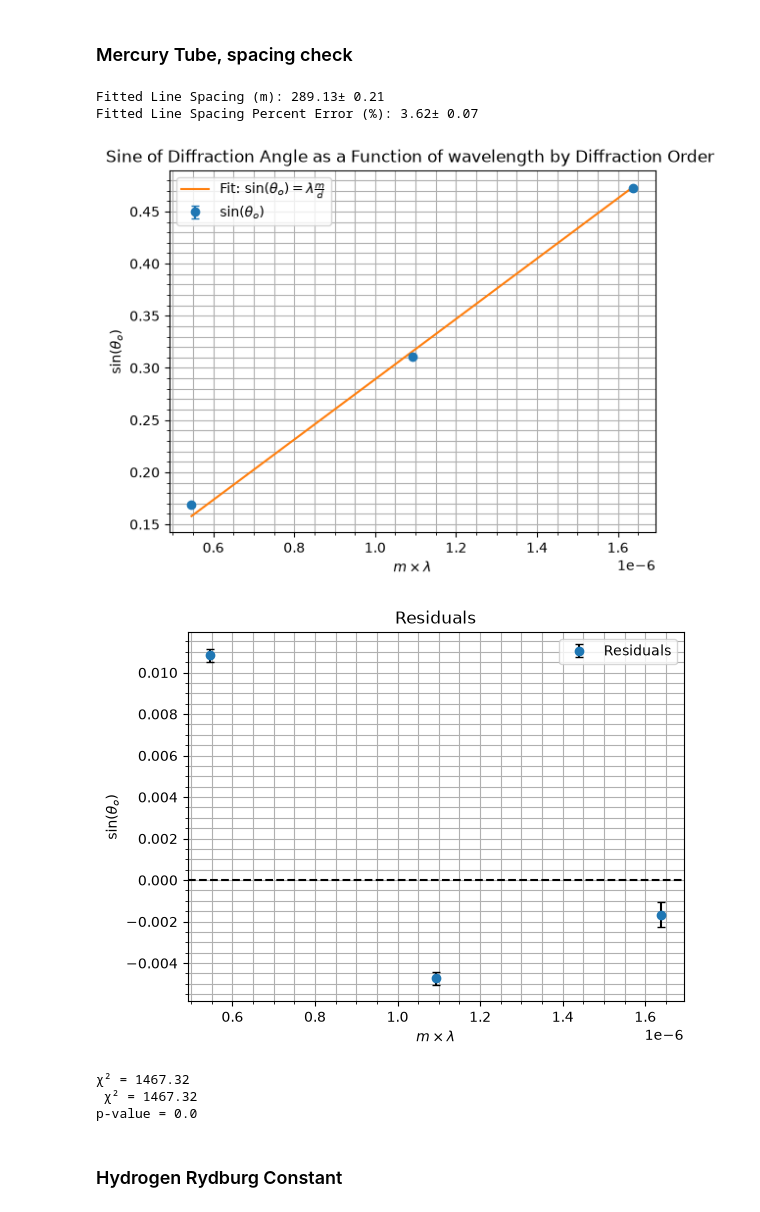
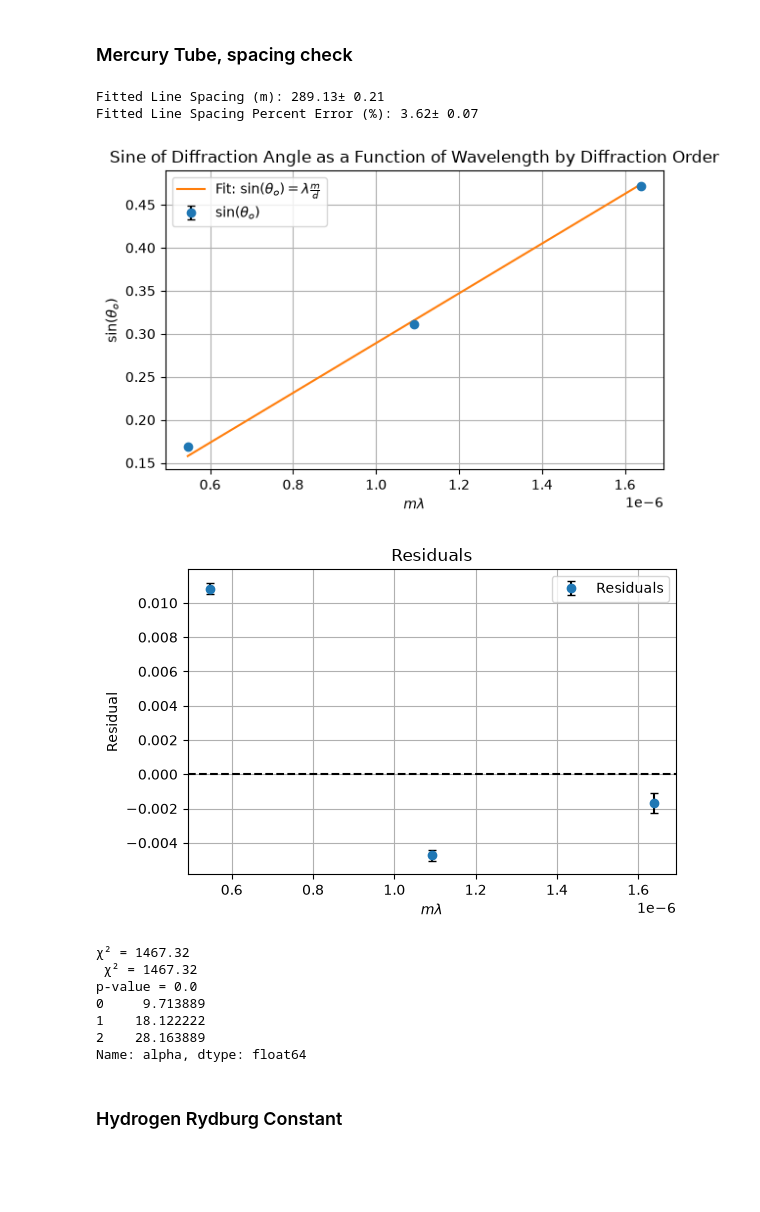
Before and after one commit to cawjense/Phys-133, a Jupyter notebook: Speclab/spec.ipynb, the cells around one changed output. Cells and saved outputs as stored; diff of their text form; code cells hidden in the pictures; blank space fills up the shorter version.

```diff
--- a/Speclab/spec.ipynb
+++ b/Speclab/spec.ipynb
@@ -133,8 +130,8 @@ quick_plot(func, x, y, yerr=sigma)
 
 
 
-df = pd.read_csv(r'/Users/cadenjensen/Desktop/Phys 133/Speclab/data_new_Hg/mainmerc.csv')
-df0 = pd.read_csv(r'/Users/cadenjensen/Desktop/Phys 133/Speclab/data_new_Hg/mainzeromerc.csv')
+df = pd.read_csv(r'/home/cadenj/Desktop/Phys-133/Speclab/data_new_Hg/mainmerc.csv')
+df0 = pd.read_csv(r'/home/cadenj/Desktop/Phys-133/Speclab/data_new_Hg/mainzeromerc.csv')
 
 
 m = df.iloc[:,0]
@@ -161,55 +158,67 @@ spacerr = perr[0]/(d**2 * 1e3)
 print("Fitted Line Spacing (m):",f"{space:.2f}" "±", f"{spacerr:.2f}")
 
 percent = (np.abs(space - d_true)/d_true)*100
 percenterr = (spacerr/d_true)*100
 
 
 print("Fitted Line Spacing Percent Error (%):",f"{percent:.2f}" "±", f"{percenterr:.2f}")
 
-plt.errorbar(x, y, yerr=sigma, capsize=3, fmt='o', label=r'$\sin(\theta_o)$')
+fig, ax = plt.subplots(figsize=(6, 4))
 
+ax.errorbar(x, y, yerr=sigma, capsize=3, ecolor='black',
+            fmt='o', label=r'$\sin(\theta_o)$')
+ax.plot(x, y_fit, '-', label=r"Fit: $\sin(\theta_o)=\lambda\frac{m}{d}$")
 
-y_fit = func(x, d)
-plt.plot(x, y_fit, '-', label=r"Fit: $\sin(\theta_o)  = \lambda \frac{ m}{d}$")
+ax.set_xlabel(r"$m\lambda$")
+ax.set_ylabel(r"$\sin(\theta_o)$")
+ax.set_title("Sine of Diffraction Angle as a Function of Wavelength by Diffraction Order")
+ax.grid(True)
+ax.legend()
 
-plt.xlabel(r"$m \times \lambda$")
-plt.ylabel(r"$\sin(\theta_o)$")
-plt.minorticks_on()
-plt.grid(True, which='both')
-plt.title("Sine of Diffraction Angle as a Function of wavelength by Diffraction Order ")
-plt.legend()
+fig.tight_layout()
 plt.show()
 
 
 resid = y - y_fit
-plt.errorbar(x, resid, yerr=sigma, capsize=3,ecolor = 'black', fmt='o', label="Residuals")
-plt.axhline(y=0, color='black', linestyle='--')
-plt.minorticks_on()
-plt.grid(True, which='both')
-plt.xlabel(r"$m \times \lambda$")
-plt.ylabel(r"$\sin(\theta_o)$")
-plt.title("Residuals")
-plt.legend()
+fig, ax = plt.subplots(figsize=(6, 4))
+
+ax.errorbar(x, resid, yerr=sigma, capsize=3, ecolor='black',
+            fmt='o', label="Residuals")
+ax.axhline(0, color='black', linestyle='--')
+
+ax.set_xlabel(r"$m\lambda$")
+ax.set_ylabel("Residual")
+ax.set_title("Residuals")
+ax.grid(True)
+ax.legend()
+
+fig.tight_layout()
 plt.show()
 
 
 chi2 = np.sum((resid / sigma) ** 2)
 dof = len(x) - len(popt)
 chi2 = chi2
 
 print(f"χ² = {chi2:.2f}")
 print(f" χ² = {chi2:.2f}")
 
 p_val = stats.chi2.sf(chi2, dof)
 print(f"p-value = {p_val}")
+
+print(df.iloc[:,1])
 # %% [output]
 Fitted Line Spacing (m): 289.13± 0.21
 Fitted Line Spacing Percent Error (%): 3.62± 0.07
-[figure, old version]
+[figure, new version]
-[figure, old version]
+[figure, new version]
 χ² = 1467.32
  χ² = 1467.32
 p-value = 0.0
+0     9.713889
+1    18.122222
+2    28.163889
+Name: alpha, dtype: float64
 # %% [markdown]
 ### Hydrogen Rydburg Constant
 # %% [markdown]
```
Also changed, not shown: parts of 2 cells of this notebook, 3 other files.
